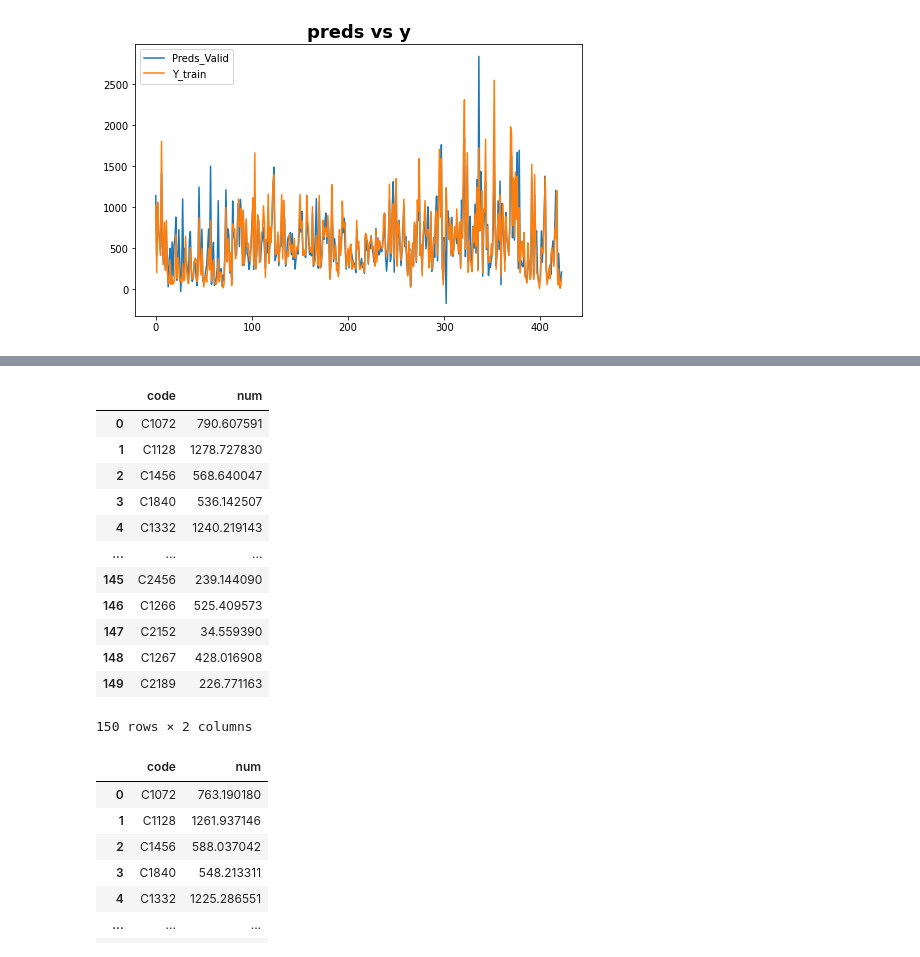
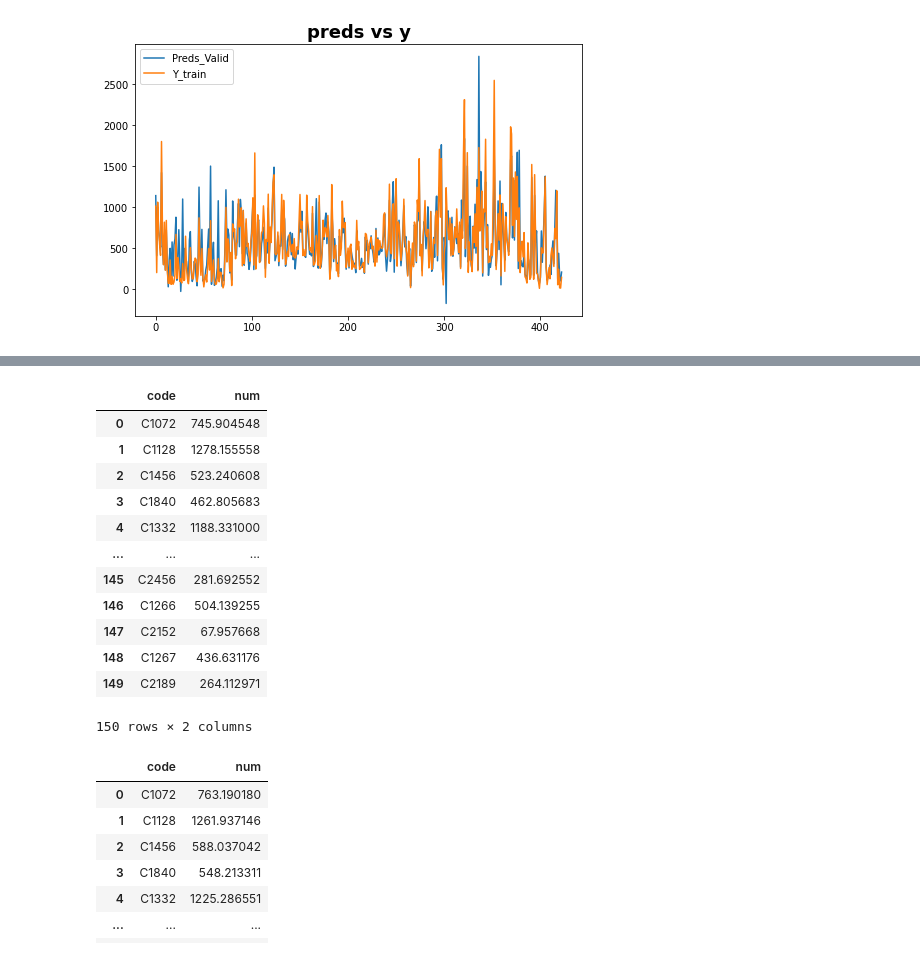
Before and after one commit to O-Kpy/Dacon, a Jupyter notebook: Dacon_주차수요_예측.ipynb, the cells around one changed output, grey strips where cells are left out. Cells and saved outputs as stored; diff of their text form; code cells hidden in the pictures.

```diff
--- a/Dacon_주차수요_예측.ipynb
+++ b/Dacon_주차수요_예측.ipynb
@@ -527,0 +475,3 @@ new_test = new_test.merge(info, how='left', on='지역')
+# %%
+train = pd.get_dummies(train, columns=['단지내주차면수_bin'])
+test = pd.get_dummies(test, columns=['단지내주차면수_bin'])
@@ -528,9 +482,9 @@ new_test = new_test.merge(info, how='left', on='지역')
 # %%
-corr_matrix = new_train.corr()
+corr_matrix = train.corr()
 
 upper = corr_matrix.where(np.triu(np.ones(corr_matrix.shape), k=1).astype(np.bool))
 
 to_drop = [c for c in upper.columns if any(abs(upper[c]) > 0.9)]
 
-print(f'There are {len(new_train.columns)} columns but {len(to_drop)} corr columns to remove')
+print(f'There are {len(train.columns)} columns but {len(to_drop)} corr columns to remove')
 # %% [output]
@@ -626,6 +579,8 @@ skf = StratifiedKFold(n_splits=5, shuffle=True, random_state=42)
 kf = KFold(n_splits=10, shuffle=True, random_state=42)
 preds_test_cat = np.zeros((len(x_test)))
 cat_features = []
+MAE={}
+
 for i in x_train.columns:
   if x_train[i].dtype=='float':
     continue
@@ -642,4 +597,8 @@ for i,(train_index, valid_index) in enumerate(kf.split(x_train, y_train)):
 
   preds_test_cat = model_cat.predict(x_test)
   preds_val = model_cat.predict(X_valid)
+  MAE[i] = mean_absolute_error(preds_val, Y_valid)
+
+MAE = pd.Series(MAE)
+print(f'평균 MAE:{MAE.mean()}')
 # %% [output]
@@ -708,7 +664,7 @@ x_train.shape, x_test.shape
 skf = StratifiedKFold(n_splits=5, shuffle=True, random_state=42)
 preds_test_lgbm = np.zeros((len(x_test)))
 param_lgbm = {'learning_rate':0.026, 'objective':'MAE'}
-
+MAE={}
 for i,(train_index, valid_index) in enumerate(kf.split(x_train, y_train)):
   X_train, X_valid = x_train.iloc[train_index], x_train.iloc[valid_index]
   Y_train, Y_valid = y_train.iloc[train_index], y_train.iloc[valid_index]
@@ -718,5 +674,9 @@ for i,(train_index, valid_index) in enumerate(kf.split(x_train, y_train)):
 
   preds_test_lgbm = model_lgbm.predict(x_test)
   preds_valid = model_lgbm.predict(X_valid)
+  MAE[i] = mean_absolute_error(preds_valid, Y_valid)
+
+MAE = pd.Series(MAE)
+print(f'평균 MAE:{MAE.mean()}')
 # %% [output]
 Training until validation scores don't improve for 70 rounds.
@@ -953,22 +958,22 @@ dtype: bool
 x_train_sel = x_train[feature_selected_columns]
 x_test_sel = x_test[feature_selected_columns]
 # %%
-submit['num'] = preds_test_cat
-submit.to_csv('/content/drive/MyDrive/dataset/Dacon/대회/235745_parking_data/submit_8.csv', index=False)
+submit['num'] = preds_test_lgbm
+submit.to_csv('/content/drive/MyDrive/dataset/Dacon/대회/235745_parking_data/submit_11.csv', index=False)
 submit
 # %% [output]
 |  | code | num |
-| 0 | C1072 | 790.607591 |
-| 1 | C1128 | 1278.727830 |
-| 2 | C1456 | 568.640047 |
-| 3 | C1840 | 536.142507 |
-| 4 | C1332 | 1240.219143 |
+| 0 | C1072 | 745.904548 |
+| 1 | C1128 | 1278.155558 |
+| 2 | C1456 | 523.240608 |
+| 3 | C1840 | 462.805683 |
+| 4 | C1332 | 1188.331000 |
 | ... | ... | ... |
-| 145 | C2456 | 239.144090 |
-| 146 | C1266 | 525.409573 |
-| 147 | C2152 | 34.559390 |
-| 148 | C1267 | 428.016908 |
-| 149 | C2189 | 226.771163 |
+| 145 | C2456 | 281.692552 |
+| 146 | C1266 | 504.139255 |
+| 147 | C2152 | 67.957668 |
+| 148 | C1267 | 436.631176 |
+| 149 | C2189 | 264.112971 |
 150 rows × 2 columns
 # %%
 submit['num'] = preds_test_cat
```
Also changed, not shown: parts of 57 cells of this notebook.
